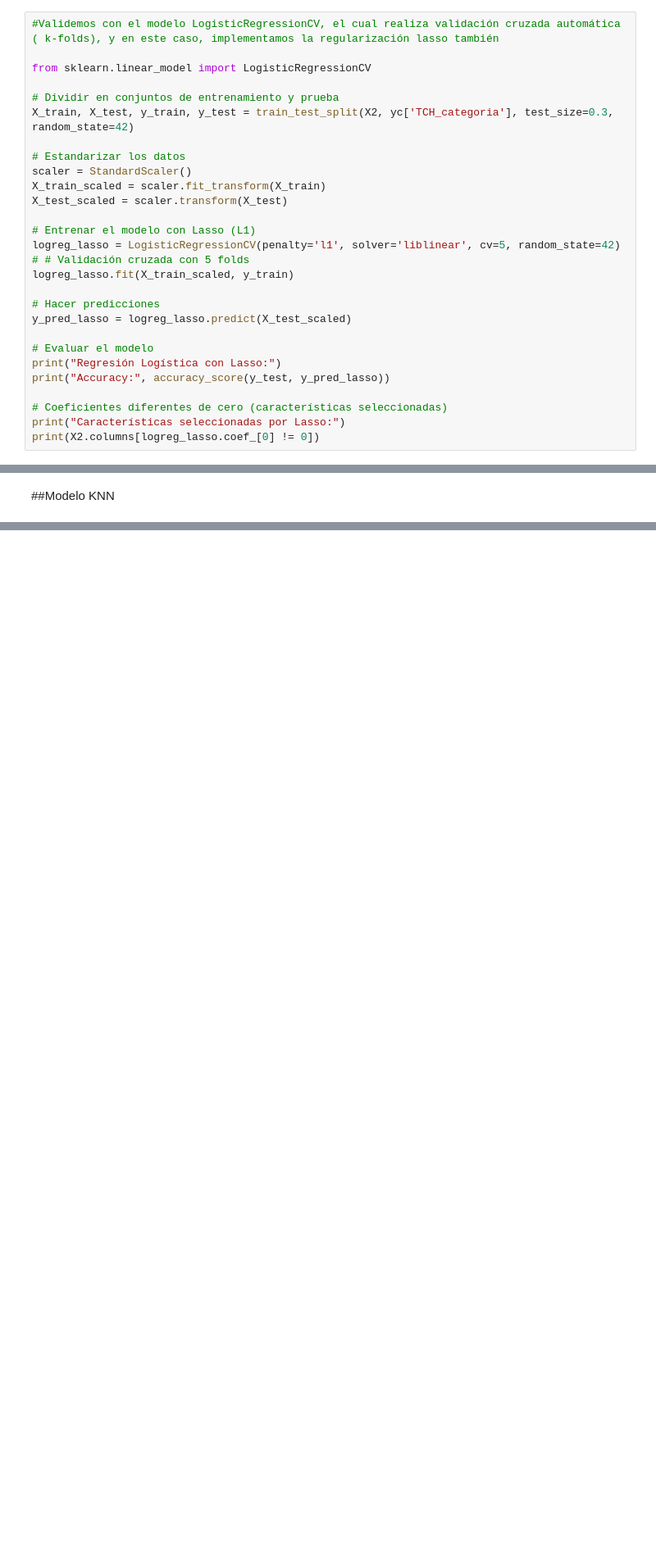
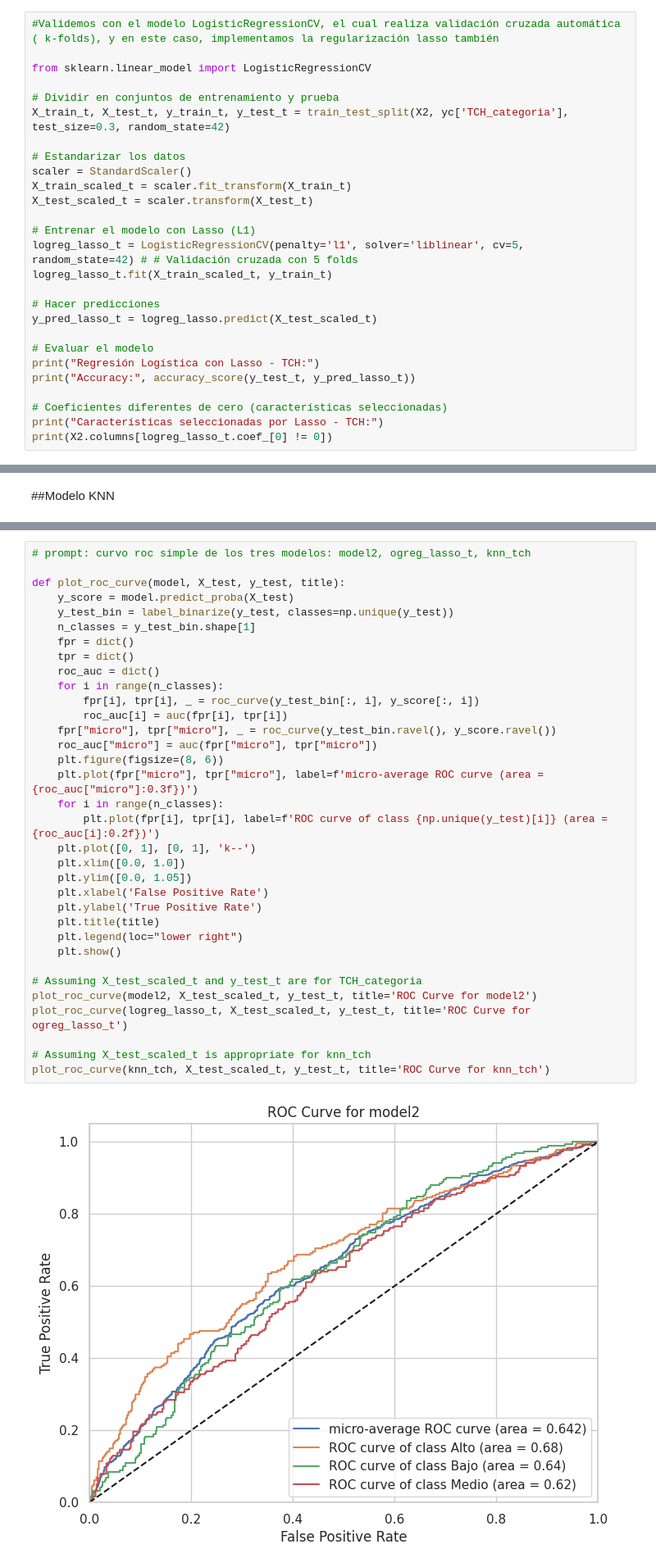
Before and after one commit to Laura9704/ACD_2025, a Jupyter notebook: Clasificacion.ipynb, the cells around one changed output, grey strips where cells are left out. Shown at 82% size. Saved outputs shown, nothing was run; the diff lists cells and outputs as text; blank space fills up the shorter version.

```diff
--- a/Clasificacion.ipynb
+++ b/Clasificacion.ipynb
@@ -430,25 +430,25 @@ weighted avg       0.46      0.46      0.44       459
 from sklearn.linear_model import LogisticRegressionCV
 
 # Dividir en conjuntos de entrenamiento y prueba
-X_train, X_test, y_train, y_test = train_test_split(X2, yc['TCH_categoria'], test_size=0.3, random_state=42)
+X_train_t, X_test_t, y_train_t, y_test_t = train_test_split(X2, yc['TCH_categoria'], test_size=0.3, random_state=42)
 
 # Estandarizar los datos
 scaler = StandardScaler()
-X_train_scaled = scaler.fit_transform(X_train)
-X_test_scaled = scaler.transform(X_test)
+X_train_scaled_t = scaler.fit_transform(X_train_t)
+X_test_scaled_t = scaler.transform(X_test_t)
 
 # Entrenar el modelo con Lasso (L1)
-logreg_lasso = LogisticRegressionCV(penalty='l1', solver='liblinear', cv=5, random_state=42) # # Validación cruzada con 5 folds
-logreg_lasso.fit(X_train_scaled, y_train)
+logreg_lasso_t = LogisticRegressionCV(penalty='l1', solver='liblinear', cv=5, random_state=42) # # Validación cruzada con 5 folds
+logreg_lasso_t.fit(X_train_scaled_t, y_train_t)
 
 # Hacer predicciones
-y_pred_lasso = logreg_lasso.predict(X_test_scaled)
+y_pred_lasso_t = logreg_lasso.predict(X_test_scaled_t)
 
 # Evaluar el modelo
-print("Regresión Logística con Lasso:")
-print("Accuracy:", accuracy_score(y_test, y_pred_lasso))
+print("Regresión Logística con Lasso - TCH:")
+print("Accuracy:", accuracy_score(y_test_t, y_pred_lasso_t))
 
 # Coeficientes diferentes de cero (características seleccionadas)
-print("Características seleccionadas por Lasso:")
-print(X2.columns[logreg_lasso.coef_[0] != 0])
+print("Características seleccionadas por Lasso - TCH:")
+print(X2.columns[logreg_lasso_t.coef_[0] != 0])
 # %% [output]
@@ -537,0 +676,36 @@ weighted avg       0.37      0.38      0.37       459
+# %%
+# prompt: curvo roc simple de los tres modelos: model2, ogreg_lasso_t, knn_tch
+
+def plot_roc_curve(model, X_test, y_test, title):
+    y_score = model.predict_proba(X_test)
+    y_test_bin = label_binarize(y_test, classes=np.unique(y_test))
+    n_classes = y_test_bin.shape[1]
+    fpr = dict()
+    tpr = dict()
+    roc_auc = dict()
+    for i in range(n_classes):
+        fpr[i], tpr[i], _ = roc_curve(y_test_bin[:, i], y_score[:, i])
+        roc_auc[i] = auc(fpr[i], tpr[i])
+    fpr["micro"], tpr["micro"], _ = roc_curve(y_test_bin.ravel(), y_score.ravel())
+    roc_auc["micro"] = auc(fpr["micro"], tpr["micro"])
+    plt.figure(figsize=(8, 6))
+    plt.plot(fpr["micro"], tpr["micro"], label=f'micro-average ROC curve (area = {roc_auc["micro"]:0.3f})')
+    for i in range(n_classes):
+        plt.plot(fpr[i], tpr[i], label=f'ROC curve of class {np.unique(y_test)[i]} (area = {roc_auc[i]:0.2f})')
+    plt.plot([0, 1], [0, 1], 'k--')
+    plt.xlim([0.0, 1.0])
+    plt.ylim([0.0, 1.05])
+    plt.xlabel('False Positive Rate')
+    plt.ylabel('True Positive Rate')
+    plt.title(title)
+    plt.legend(loc="lower right")
+    plt.show()
+
+# Assuming X_test_scaled_t and y_test_t are for TCH_categoria
+plot_roc_curve(model2, X_test_scaled_t, y_test_t, title='ROC Curve for model2')
+plot_roc_curve(logreg_lasso_t, X_test_scaled_t, y_test_t, title='ROC Curve for ogreg_lasso_t')
+
+# Assuming X_test_scaled_t is appropriate for knn_tch
+plot_roc_curve(knn_tch, X_test_scaled_t, y_test_t, title='ROC Curve for knn_tch')
+# %% [output]
+[figure, added]
```
Also changed, not shown: parts of 11 cells of this notebook.
